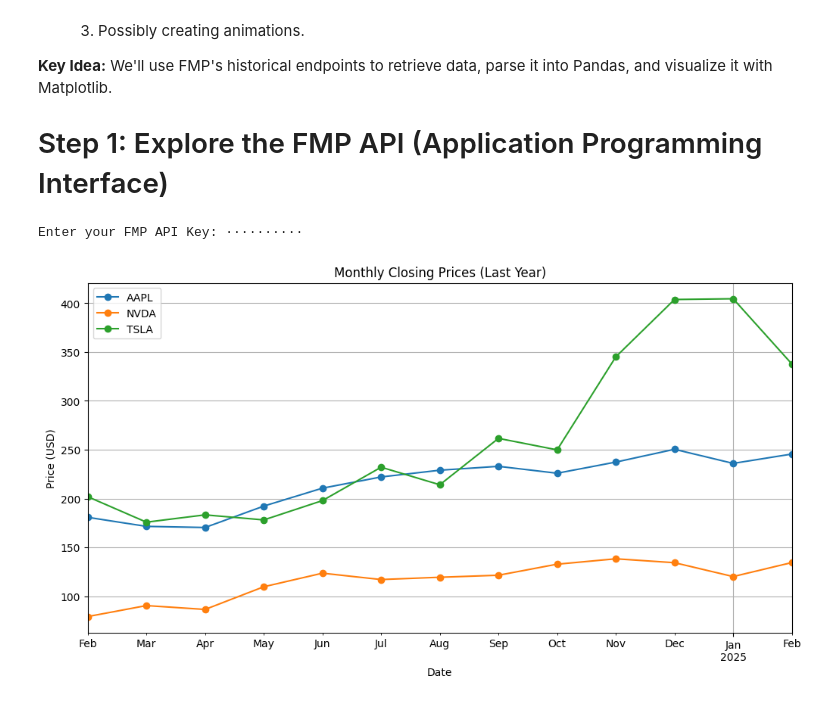
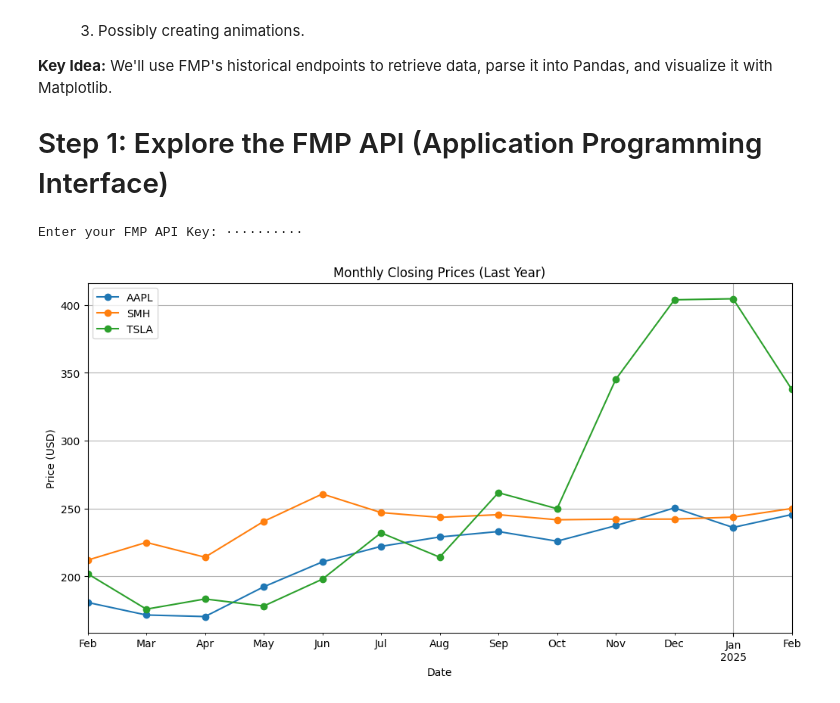
Before and after one commit to AntonioWh1te/The-Journey, a Jupyter notebook: Phase_2_1_Financial_Modeling_Prep_(FMP)_Introduction.ipynb, the cells around one changed output. Saved outputs shown, nothing was run; the diff lists cells and outputs as text; code cells hidden in the pictures.

```diff
--- a/Phase_2_1_Financial_Modeling_Prep_(FMP)_Introduction.ipynb
+++ b/Phase_2_1_Financial_Modeling_Prep_(FMP)_Introduction.ipynb
@@ -148,36 +148,36 @@ Putting it all together:
 6) Plot
 """
 
-tickers = ["AAPL", "NVDA", "TSLA"]
+tickers = ["AAPL", "SMH", "TSLA"]
 combined_df = pd.DataFrame()
 
 for t in tickers:
     # 1) Fetch daily data
     df_daily = fetch_stock_data(t, api_key, frequency='daily')
 
     # 2) Filter to last year
     one_year_ago = pd.Timestamp.today() - pd.Timedelta(days=365)
     df_daily = df_daily.loc[df_daily.index >= one_year_ago]
 
     # 3) Resample to monthly (last day of each month)
     df_monthly = resample_data(df_daily, freq='M', agg='last')
 
     # 4) Rename 'close' column to ticker name
     df_monthly.rename(columns={'close': t}, inplace=True)
 
     # 5) Combine into one DataFrame
     if combined_df.empty:
         combined_df = df_monthly
     else:
         combined_df = combined_df.join(df_monthly, how='outer')
 
 # 6) Plot
 combined_df.plot(figsize=(12, 6), marker='o')  # Using marker='o' for data points
 plt.title("Monthly Closing Prices (Last Year)")
 plt.xlabel("Date")
 plt.ylabel("Price (USD)")
 plt.grid(True)  # Turns on the grid lines on the plot
 plt.show()
 # %% [output]
 Enter your FMP API Key: ··········
-[figure, old version]
+[figure, new version]
```
